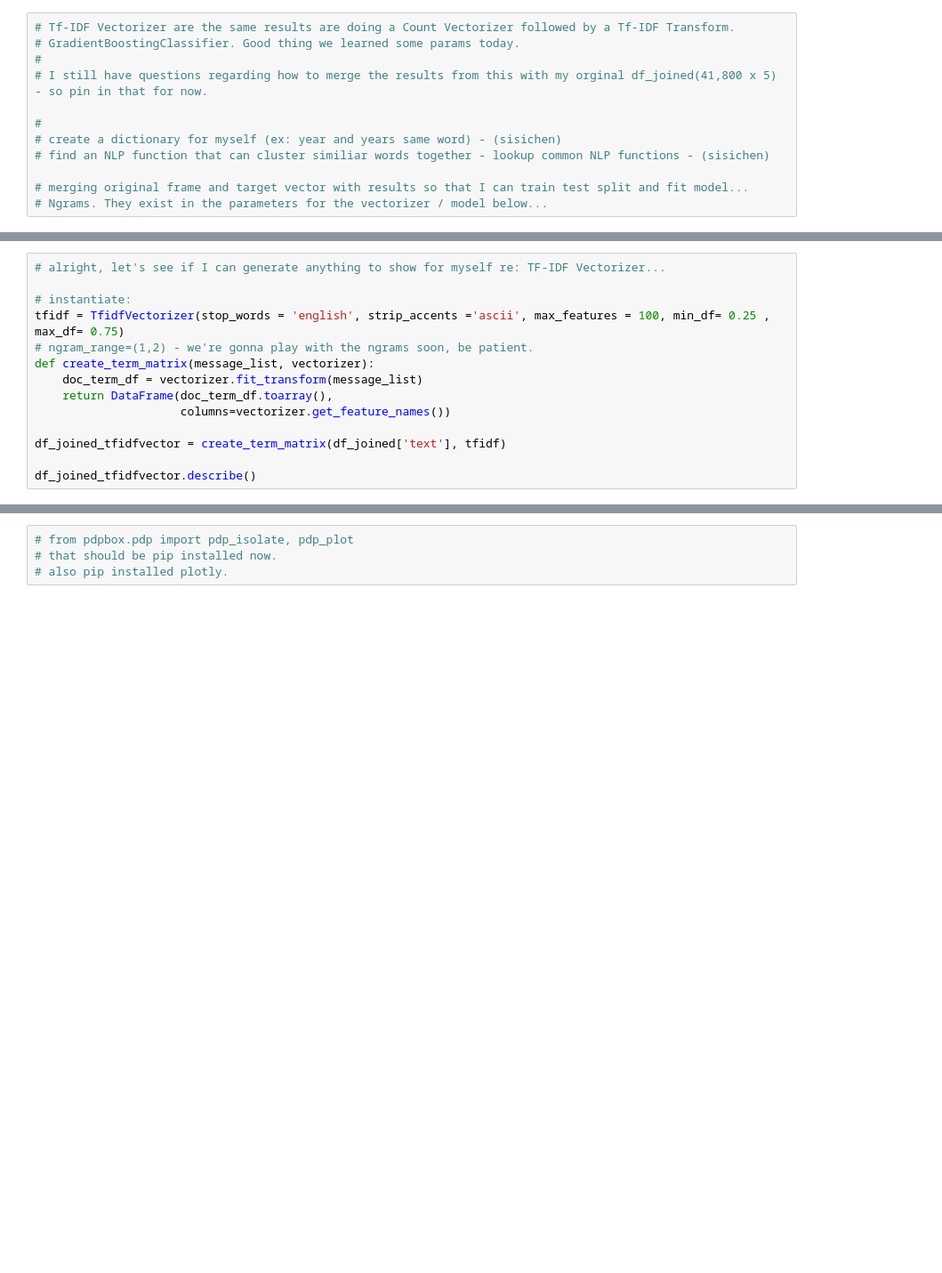
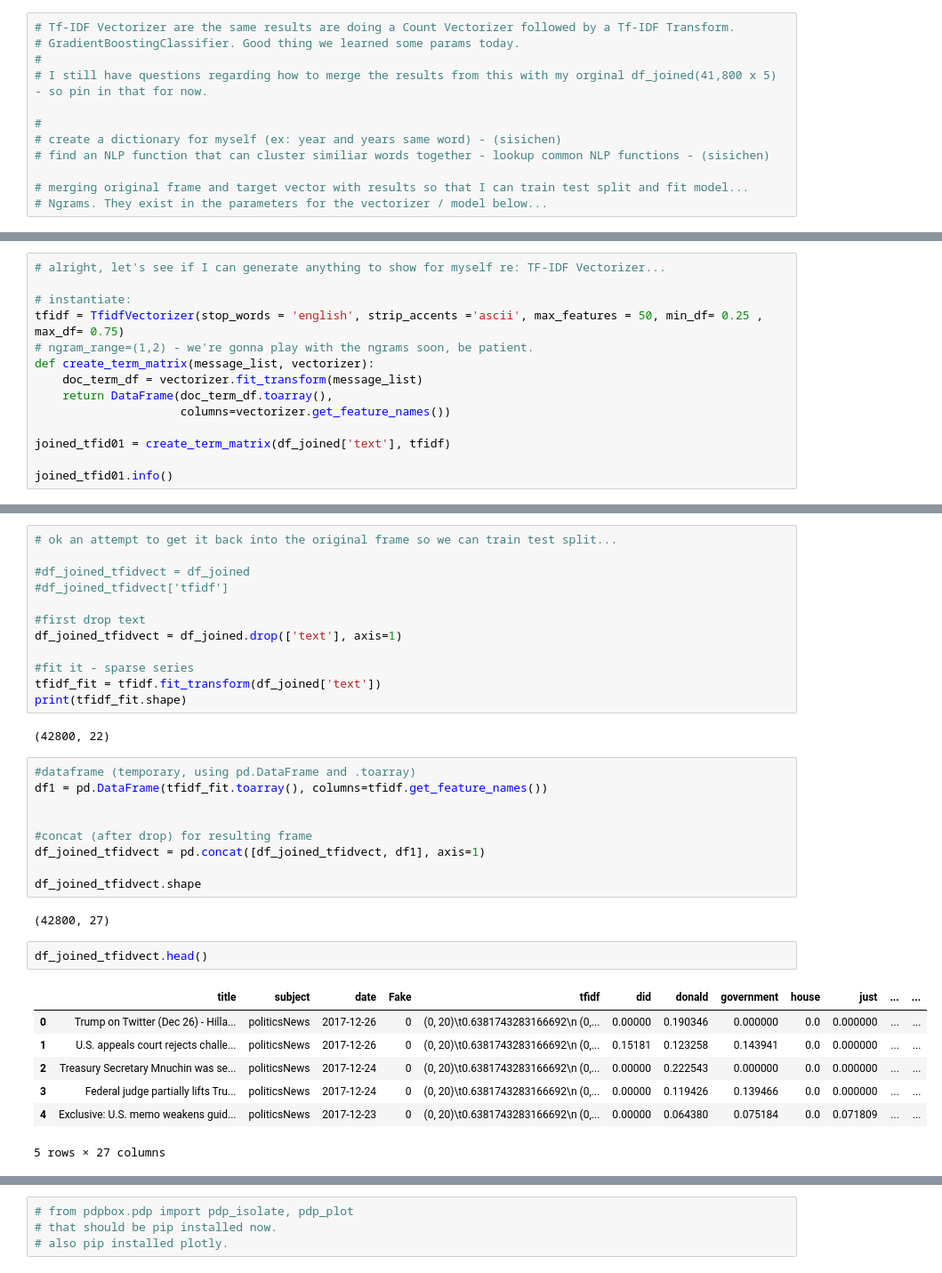
Before and after one commit to StephenSpicer/News_Parsing_DS23_unit02, a Jupyter notebook: unit02/secondworkup.ipynb, the cells around one changed output, grey strips where cells are left out. Shown: that part at 89% size. Cells and saved outputs as stored; diff of their text form; blank space fills up the shorter version.

```diff
--- a/unit02/secondworkup.ipynb
+++ b/unit02/secondworkup.ipynb
@@ -263,14 +217,14 @@ df_joined_CountVector.describe()
 # alright, let's see if I can generate anything to show for myself re: TF-IDF Vectorizer...
 
 # instantiate:
-tfidf = TfidfVectorizer(stop_words = 'english', strip_accents ='ascii', max_features = 100, min_df= 0.25 , max_df= 0.75)
+tfidf = TfidfVectorizer(stop_words = 'english', strip_accents ='ascii', max_features = 50, min_df= 0.25 , max_df= 0.75)
 # ngram_range=(1,2) - we're gonna play with the ngrams soon, be patient.
 def create_term_matrix(message_list, vectorizer):
     doc_term_df = vectorizer.fit_transform(message_list)
     return DataFrame(doc_term_df.toarray(),
                      columns=vectorizer.get_feature_names())
 
-df_joined_tfidfvector = create_term_matrix(df_joined['text'], tfidf)
+joined_tfid01 = create_term_matrix(df_joined['text'], tfidf)
 
-df_joined_tfidfvector.describe()
+joined_tfid01.info()
 # %% [output]
@@ -286,0 +248,35 @@ df_joined_tfidfvector.describe()
+# %%
+# ok an attempt to get it back into the original frame so we can train test split...
+
+#df_joined_tfidvect = df_joined
+#df_joined_tfidvect['tfidf']
+
+#first drop text
+df_joined_tfidvect = df_joined.drop(['text'], axis=1)
+
+#fit it - sparse series
+tfidf_fit = tfidf.fit_transform(df_joined['text'])
+print(tfidf_fit.shape)
+# %% [output]
+(42800, 22)
+# %%
+#dataframe (temporary, using pd.DataFrame and .toarray)
+df1 = pd.DataFrame(tfidf_fit.toarray(), columns=tfidf.get_feature_names())
+
+
+#concat (after drop) for resulting frame
+df_joined_tfidvect = pd.concat([df_joined_tfidvect, df1], axis=1)
+
+df_joined_tfidvect.shape
+# %% [output]
+(42800, 27)
+# %%
+df_joined_tfidvect.head()
+# %% [output]
+|  | title | subject | date | Fake | tfidf | did | donald | government | house | just | ... | ... |
+| 0 | Trump on Twitter (Dec 26) - Hilla... | politicsNews | 2017-12-26 | 0 | (0, 20)\t0.6381743283166692\n (0,... | 0.00000 | 0.190346 | 0.000000 | 0.0 | 0.000000 | ... | ... |
+| 1 | U.S. appeals court rejects challe... | politicsNews | 2017-12-26 | 0 | (0, 20)\t0.6381743283166692\n (0,... | 0.15181 | 0.123258 | 0.143941 | 0.0 | 0.000000 | ... | ... |
+| 2 | Treasury Secretary Mnuchin was se... | politicsNews | 2017-12-24 | 0 | (0, 20)\t0.6381743283166692\n (0,... | 0.00000 | 0.222543 | 0.000000 | 0.0 | 0.000000 | ... | ... |
+| 3 | Federal judge partially lifts Tru... | politicsNews | 2017-12-24 | 0 | (0, 20)\t0.6381743283166692\n (0,... | 0.00000 | 0.119426 | 0.139466 | 0.0 | 0.000000 | ... | ... |
+| 4 | Exclusive: U.S. memo weakens guid... | politicsNews | 2017-12-23 | 0 | (0, 20)\t0.6381743283166692\n (0,... | 0.00000 | 0.064380 | 0.075184 | 0.0 | 0.071809 | ... | ... |
+5 rows × 27 columns
```
Also changed, not shown: parts of 19 cells of this notebook.
